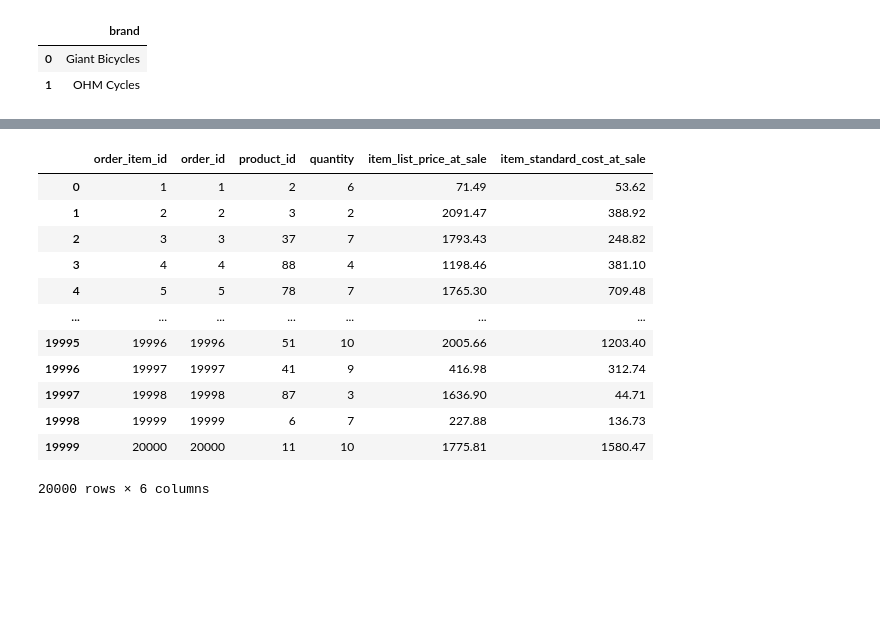
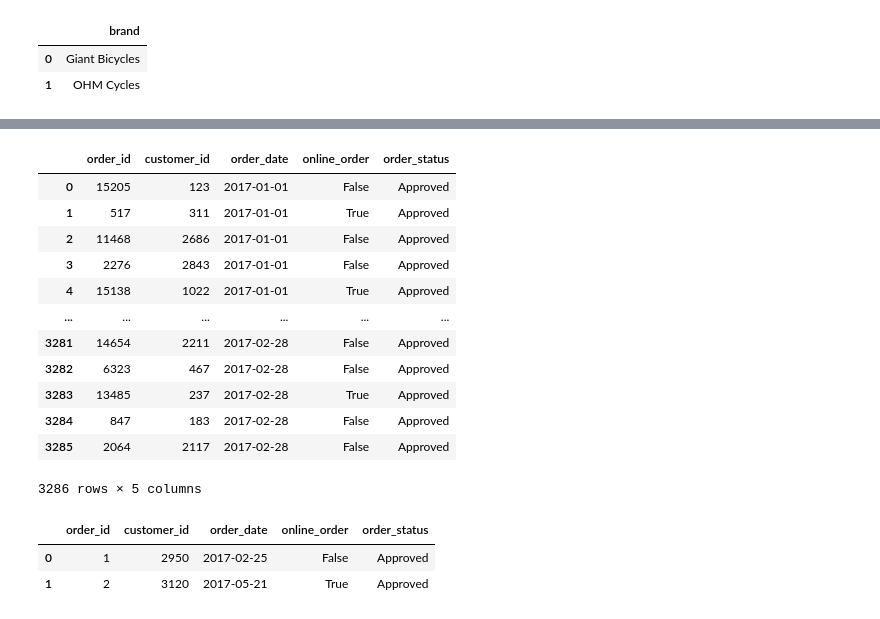
Before and after one commit to EgrSlv/PostgreSQLearn_MIPT, a Jupyter notebook: HomeWork_2/SolovevEgor_HW_02_ds_2025.ipynb, the cells around one changed output, grey strips where cells are left out. Cells and saved outputs as stored; diff of their text form; code cells hidden in the pictures; blank space fills up the shorter version.

```diff
--- a/HomeWork_2/SolovevEgor_HW_02_ds_2025.ipynb
+++ b/HomeWork_2/SolovevEgor_HW_02_ds_2025.ipynb
@@ -328,19 +563,63 @@ execute_query(query)
+# %%
+query8 = """
+    WITH target_customers AS (
+        SELECT customer_id ID, first_name, last_name
+            --,job_industry_category
+        FROM customer
+        WHERE job_industry_category IN ('IT', 'Health')
+    )
+    ,top_5_cost_road AS (
+        SELECT *
+        FROM orders
+        WHERE order_status = 'Approved'
+            AND order_date
+                BETWEEN '2017-01-01'
+                    AND CAST('2017-03-01' AS date) - INTERVAL '1 day'
+        ORDER BY order_date
+    )
+    SELECT *
+    FROM top_5_cost_road
+    --SELECT tc.id, tc.first_name, tc.last_name, COUNT(DISTINCT oi.product_id)
+    --FROM target_customers tc
+    --INNER JOIN orders o ON o.customer_id = tc.id
+    --INNER JOIN order_items oi ON oi.order_id = o.order_id
+    --WHERE oi.product_id IN (
+    --    SELECT *
+    --    FROM top_5_cost_road
+    --) AND order_status = 'Approved'
+    --GROUP BY tc.id, tc.first_name, tc.last_name
+    --HAVING COUNT(DISTINCT oi.product_id) >= 2
+    --ORDER BY id
+    ;
+
+"""
+
+execute_query(query8)
+# %% [output]
+|  | order_id | customer_id | order_date | online_order | order_status |
+| 0 | 15205 | 123 | 2017-01-01 | False | Approved |
+| 1 | 517 | 311 | 2017-01-01 | True | Approved |
+| 2 | 11468 | 2686 | 2017-01-01 | False | Approved |
+| 3 | 2276 | 2843 | 2017-01-01 | False | Approved |
+| 4 | 15138 | 1022 | 2017-01-01 | True | Approved |
+| ... | ... | ... | ... | ... | ... |
+| 3281 | 14654 | 2211 | 2017-02-28 | False | Approved |
+| 3282 | 6323 | 467 | 2017-02-28 | False | Approved |
+| 3283 | 13485 | 237 | 2017-02-28 | True | Approved |
+| 3284 | 847 | 183 | 2017-02-28 | False | Approved |
+| 3285 | 2064 | 2117 | 2017-02-28 | False | Approved |
+3286 rows × 5 columns
+# %%
+(
+    orders
+    .head(2)
+)
+# %% [output]
+|  | order_id | customer_id | order_date | online_order | order_status |
+| 0 | 1 | 2950 | 2017-02-25 | False | Approved |
+| 1 | 2 | 3120 | 2017-05-21 | True | Approved |
 # %%
 customer
+order_items
 orders
 product
-order_items
-# %% [output]
-|  | order_item_id | order_id | product_id | quantity | item_list_price_at_sale | item_standard_cost_at_sale |
-| 0 | 1 | 1 | 2 | 6 | 71.49 | 53.62 |
-| 1 | 2 | 2 | 3 | 2 | 2091.47 | 388.92 |
-| 2 | 3 | 3 | 37 | 7 | 1793.43 | 248.82 |
-| 3 | 4 | 4 | 88 | 4 | 1198.46 | 381.10 |
-| 4 | 5 | 5 | 78 | 7 | 1765.30 | 709.48 |
-| ... | ... | ... | ... | ... | ... | ... |
-| 19995 | 19996 | 19996 | 51 | 10 | 2005.66 | 1203.40 |
-| 19996 | 19997 | 19997 | 41 | 9 | 416.98 | 312.74 |
-| 19997 | 19998 | 19998 | 87 | 3 | 1636.90 | 44.71 |
-| 19998 | 19999 | 19999 | 6 | 7 | 227.88 | 136.73 |
-| 19999 | 20000 | 20000 | 11 | 10 | 1775.81 | 1580.47 |
-20000 rows × 6 columns
```
Also changed, not shown: parts of 36 cells of this notebook, 1 other file.
